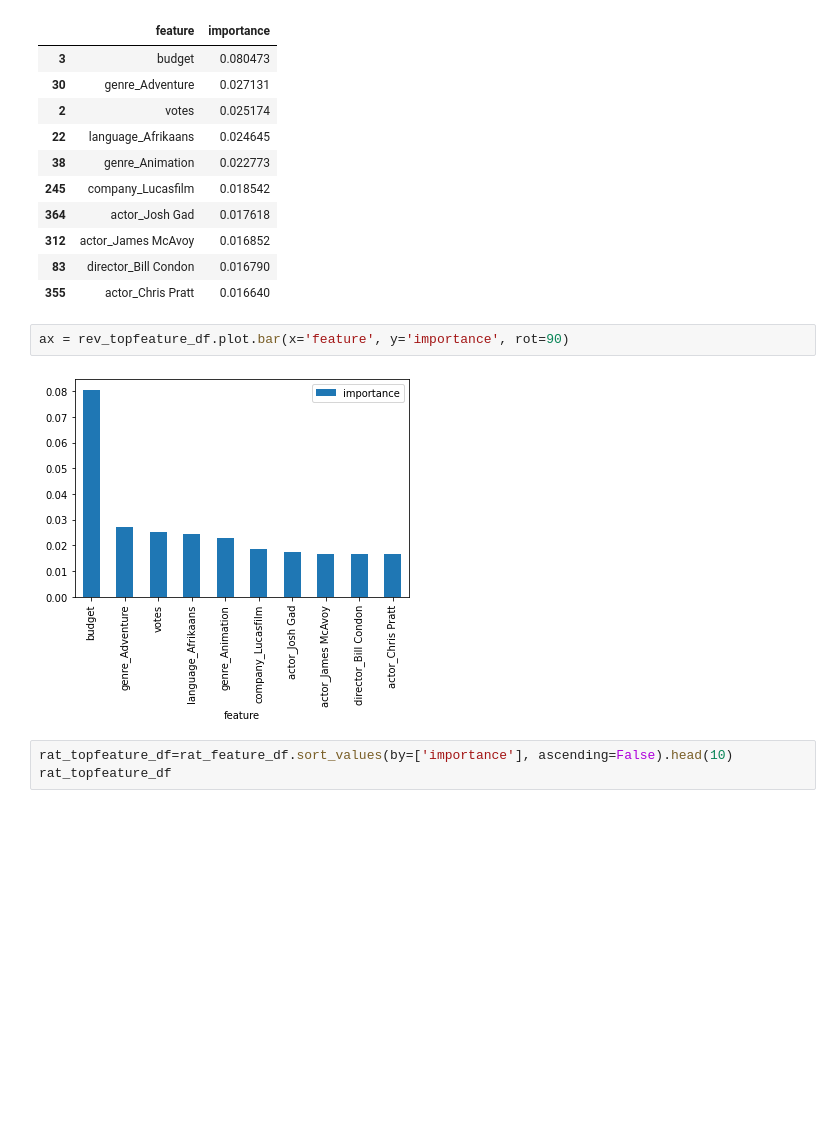
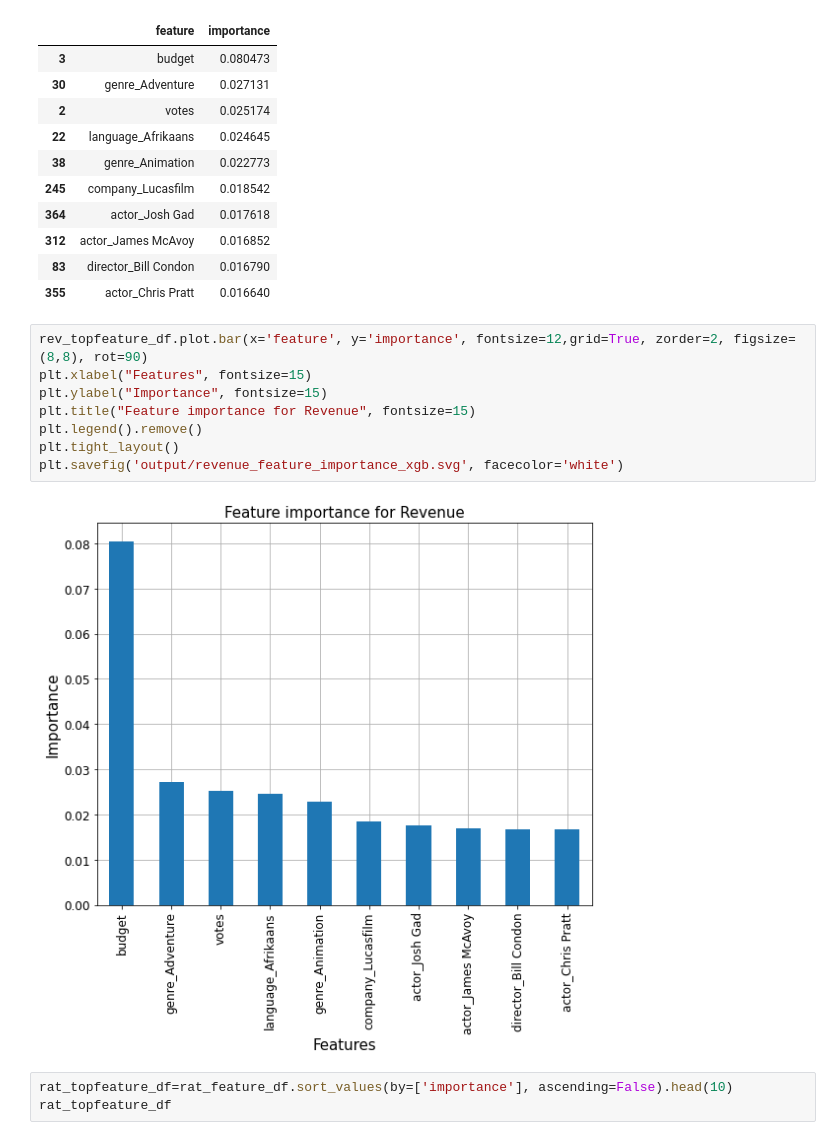
Before and after one commit to qizhengyaoyao/Final-project, a Jupyter notebook: analysis/analysis_xgb.ipynb, the cells around one changed output. Drawn from its saved outputs; the diff is of its cells as text; blank space fills up the shorter version.

```diff
--- a/analysis/analysis_xgb.ipynb
+++ b/analysis/analysis_xgb.ipynb
@@ -108,10 +112,16 @@ rev_topfeature_df
 | 312 | actor_James McAvoy | 0.016852 |
 | 83 | director_Bill Condon | 0.016790 |
 | 355 | actor_Chris Pratt | 0.016640 |
-# %%
-ax = rev_topfeature_df.plot.bar(x='feature', y='importance', rot=90)
-# %% [output]
-[figure, removed]
+# %%
+rev_topfeature_df.plot.bar(x='feature', y='importance', fontsize=12,grid=True, zorder=2, figsize=(8,8), rot=90)
+plt.xlabel("Features", fontsize=15)
+plt.ylabel("Importance", fontsize=15)
+plt.title("Feature importance for Revenue", fontsize=15)
+plt.legend().remove()
+plt.tight_layout()
+plt.savefig('output/revenue_feature_importance_xgb.svg', facecolor='white')
+# %% [output]
+[figure, added]
 # %%
 rat_topfeature_df=rat_feature_df.sort_values(by=['importance'], ascending=False).head(10)
 rat_topfeature_df
```
Also changed, not shown: parts of 35 cells of this notebook, 23 other files.
